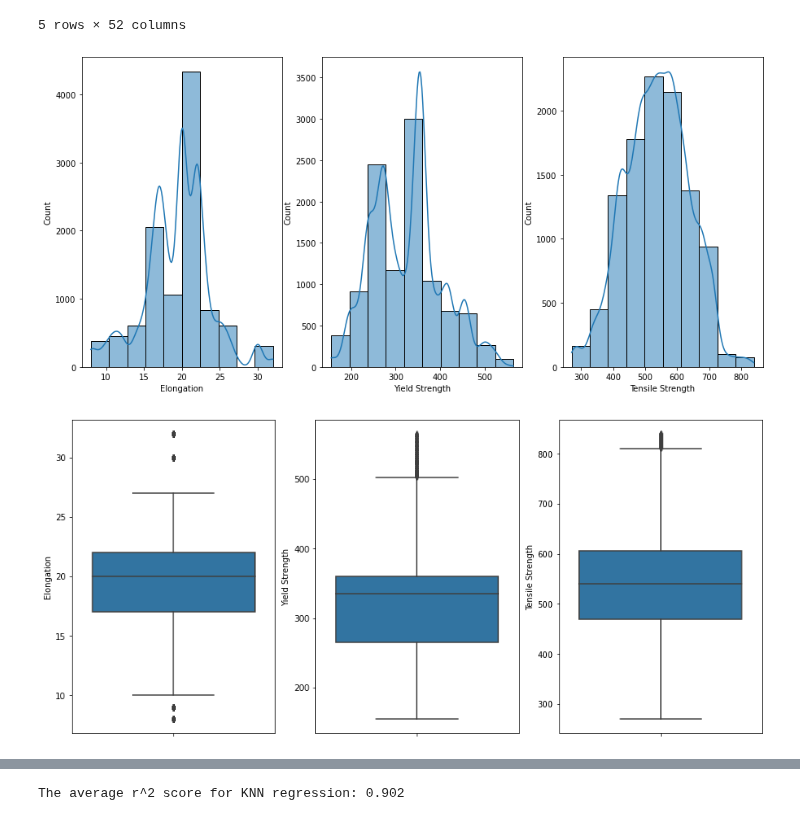
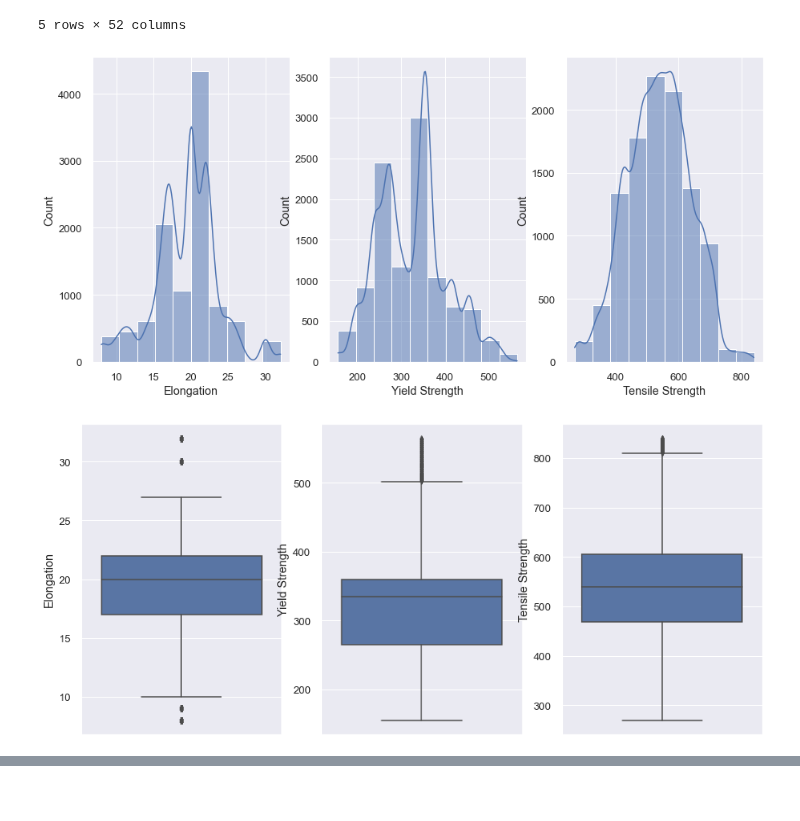
Before and after one commit to szayed99/Steel-Classification-Through-Machine-Learning, a Jupyter notebook: Regression (1).ipynb, the cells around one changed output, grey strips where cells are left out. Drawn from its saved outputs; the diff is of its cells as text; code cells hidden in the pictures; blank space fills up the shorter version.

```diff
--- a/Regression (1).ipynb
+++ b/Regression (1).ipynb
@@ -109,31 +126,48 @@ df2.head()
 # %%
 ### Visualize the elongation, yield strength, and tensile strength data
 
-##Using a histogram
-#create the figure and axis
+# Use the seaborn style and set the font size
+plt.style.use("seaborn")
+sns.set(font_scale=1.2)
+
+# Create the figure and axis for the subplots
 f, (ax1, ax2, ax3) = plt.subplots(1, 3, figsize=(15, 7))
-# assigning a graph to each ax
-sns.histplot( df2["Elongation"], kde=True, ax=ax1, bins = 10)
-sns.histplot( data=df2["Yield Strength"], kde=True, ax=ax2, bins = 10)
-sns.histplot( data=df2["Tensile Strength"], kde=True, ax=ax3, bins = 10)
 
+# Plot a histogram for elongation on the first axis
+sns.histplot(df2["Elongation"], kde=True, ax=ax1, bins=10)
+
+# Plot a histogram for yield strength on the second axis
+sns.histplot(data=df2["Yield Strength"], kde=True, ax=ax2, bins=10)
+
+# Plot a histogram for tensile strength on the third axis
+sns.histplot(data=df2["Tensile Strength"], kde=True, ax=ax3, bins=10)
+
+# Show the plot
 plt.show()
+
+# Close the plot
 plt.close()
 # %% [output]
-[figure, old version]
+[figure, new version]
 # %%
-##Better visualize the input data using boxplots that show: mean, interquartile range, and outliers.
+##Better visualize the input data using boxplots that show: mean, interquartile range, and outliers. dataiku, data fusion
 
-#create the figure and axis
+# Set plotting style and font size
+plt.style.use("seaborn")
+sns.set(font_scale=1.2)
+
+# Create the figure and axis
 f, (ax1, ax2, ax3) = plt.subplots(1, 3, figsize=(15, 7))
 
-# assigning a graph to each ax
-sns.boxplot( y=df2["Elongation"], ax=ax1 )
-sns.boxplot( y=df2["Yield Strength"], ax=ax2 )
-sns.boxplot( y=df2["Tensile Strength"], ax=ax3 )
+# Assigning a graph to each axis
+sns.boxplot(y=df2["Elongation"], ax=ax1)
+sns.boxplot(y=df2["Yield Strength"], ax=ax2)
+sns.boxplot(y=df2["Tensile Strength"], ax=ax3)
+
+# Display the plot
 plt.show()
 # %% [output]
-[figure, old version]
+[figure, new version]
 # %%
 ###Prepare the data
 
@@ -225,32 +218,0 @@ def improve_elems_KNN(scores):
-# %%
-##Train KNN regression model
-from sklearn.neighbors import KNeighborsRegressor
-
-#train the KNN model
-def run_model_KNN_reg(n):
-    scores = {}
-    for elem in df2.columns[21:-1]:
-        x_train, x_test, y_train, y_test = split_data(elem, df2)
-        reg = KNeighborsRegressor(n_neighbors=n)
-        reg.fit(x_train, y_train)
-        scores[elem] = reg.score(x_test, y_test)
-    scores = improve_elems_KNN(scores)
-    average_score_KNN = sum(scores.values())/len(scores)
-    return scores, average_score_KNN
-
-#predict the chemical content of a new datapoint using KNN
-def test_point_KNN(point, n,  df = df2):
-    norm_point = normalize_point(point)
-    average_score = 0
-    for elem in list(df2.columns)[21:-1]:
-        x_train, x_test, y_train, y_test = split_data("min_"+elem)
-        reg = KNeighborsRegressor(n_neighbors=n)
-        reg.fit(x_train, y_train)
-        pred = reg.predict(norm_point)
-        print("Model prediction for "+elem+": {:.2f}".format(pred[0]))
-
-#Run the KNN model and print the accuracy
-scores, avg_score_KNN = run_model_KNN_reg(10)
-print("The average r^2 score for KNN regression: {:.3f}".format(avg_score_KNN))
-# %% [output]
-The average r^2 score for KNN regression: 0.902
```
Also changed, not shown: parts of 46 cells of this notebook.
